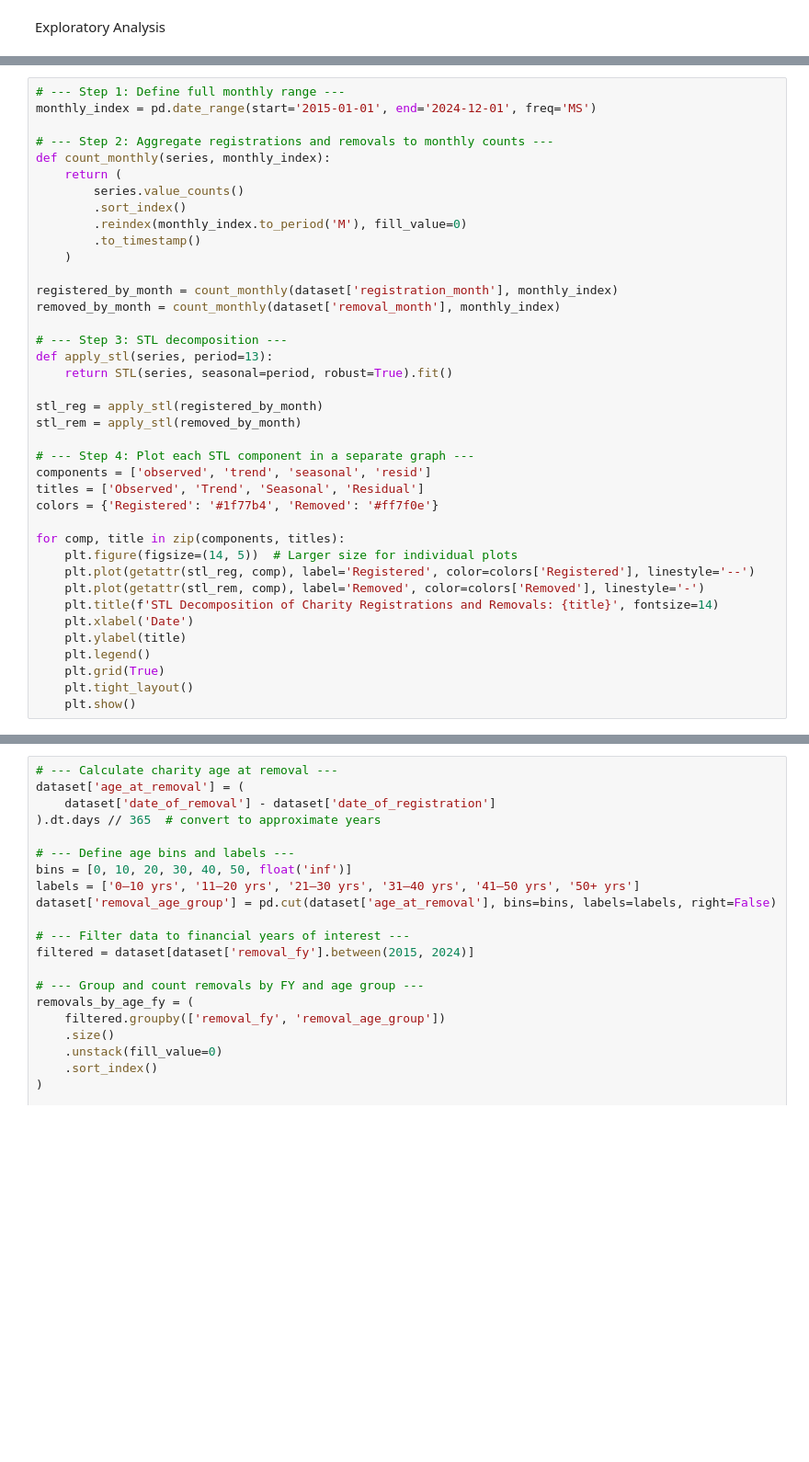
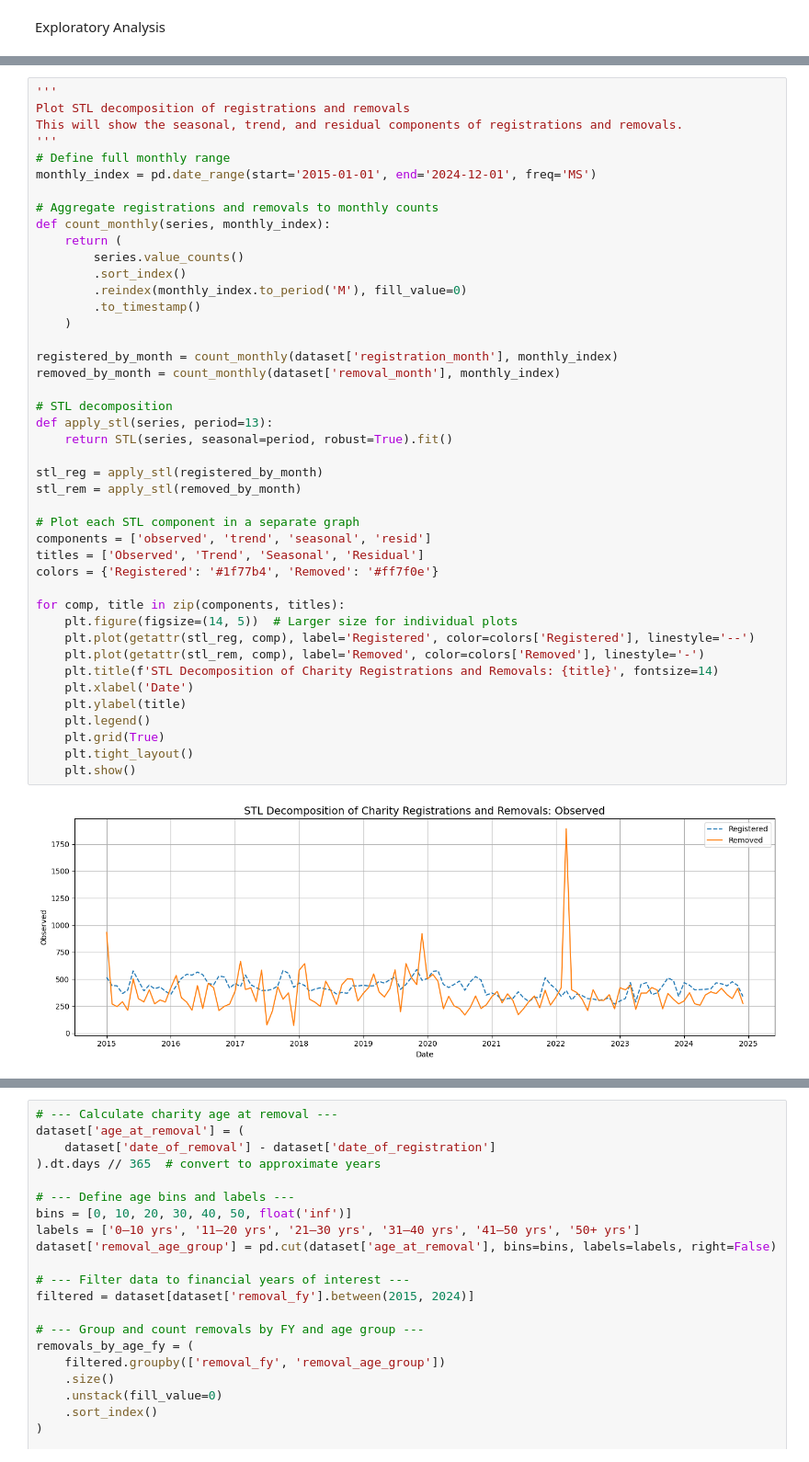
Before and after one commit to crystalyu917/The-Impact-of-Local-Council-Asset-Sales-on-Charity-Survival-in-England, a Jupyter notebook: src/analysis/charity.ipynb, the cells around one changed output, grey strips where cells are left out. Shown at 92% size. Saved outputs shown, nothing was run; the diff lists cells and outputs as text; blank space fills up the shorter version.

```diff
--- a/src/analysis/charity.ipynb
+++ b/src/analysis/charity.ipynb
@@ -149,39 +155,45 @@ plt.show()
 # %%
-# --- Step 1: Define full monthly range ---
+'''
+Plot STL decomposition of registrations and removals
+This will show the seasonal, trend, and residual components of registrations and removals.
+'''
+# Define full monthly range
 monthly_index = pd.date_range(start='2015-01-01', end='2024-12-01', freq='MS')
 
-# --- Step 2: Aggregate registrations and removals to monthly counts ---
+# Aggregate registrations and removals to monthly counts
 def count_monthly(series, monthly_index):
     return (
         series.value_counts()
         .sort_index()
         .reindex(monthly_index.to_period('M'), fill_value=0)
         .to_timestamp()
     )
 
 registered_by_month = count_monthly(dataset['registration_month'], monthly_index)
 removed_by_month = count_monthly(dataset['removal_month'], monthly_index)
 
-# --- Step 3: STL decomposition ---
+# STL decomposition
 def apply_stl(series, period=13):
     return STL(series, seasonal=period, robust=True).fit()
 
 stl_reg = apply_stl(registered_by_month)
 stl_rem = apply_stl(removed_by_month)
 
-# --- Step 4: Plot each STL component in a separate graph ---
+# Plot each STL component in a separate graph
 components = ['observed', 'trend', 'seasonal', 'resid']
 titles = ['Observed', 'Trend', 'Seasonal', 'Residual']
 colors = {'Registered': '#1f77b4', 'Removed': '#ff7f0e'}
 
 for comp, title in zip(components, titles):
     plt.figure(figsize=(14, 5))  # Larger size for individual plots
     plt.plot(getattr(stl_reg, comp), label='Registered', color=colors['Registered'], linestyle='--')
     plt.plot(getattr(stl_rem, comp), label='Removed', color=colors['Removed'], linestyle='-')
     plt.title(f'STL Decomposition of Charity Registrations and Removals: {title}', fontsize=14)
     plt.xlabel('Date')
     plt.ylabel(title)
     plt.legend()
     plt.grid(True)
     plt.tight_layout()
     plt.show()
+# %% [output]
+[figure, added]
```
Also changed, not shown: parts of 9 cells of this notebook.
